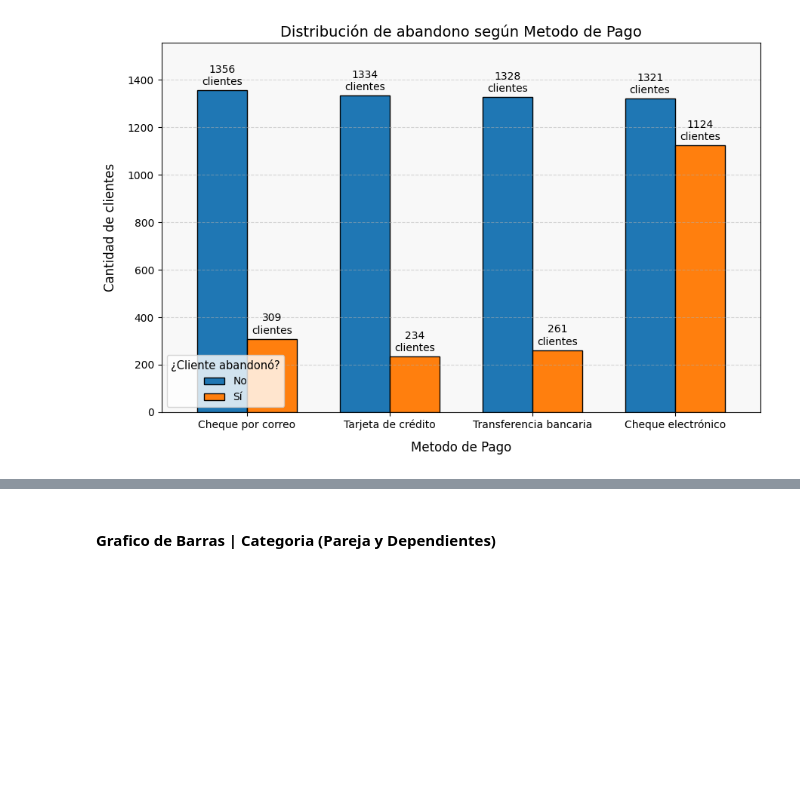
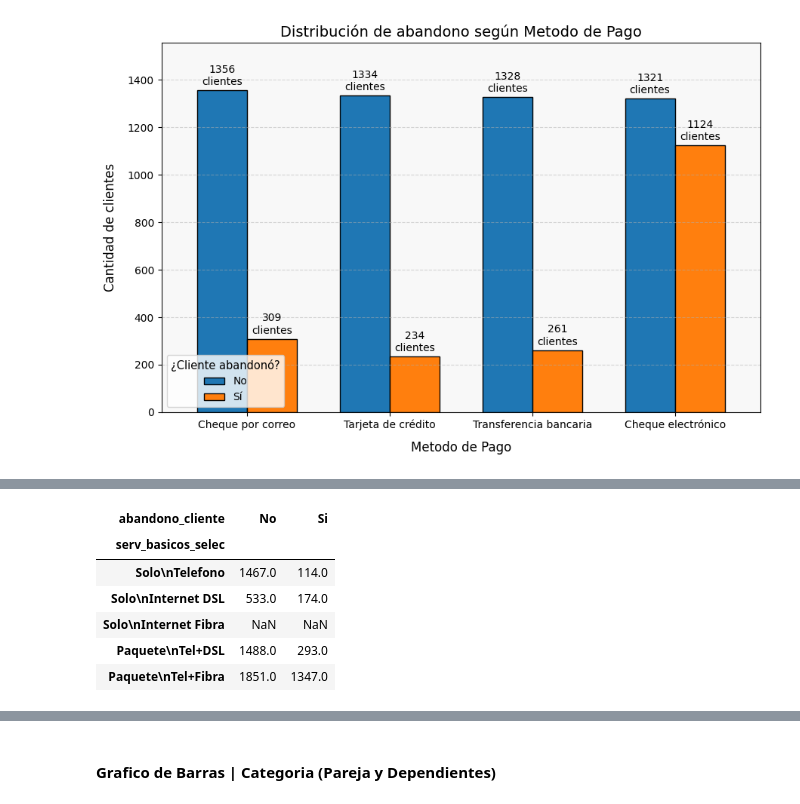
Before and after one commit to MigXDev/CS_Datos_I_DESAFIO_2, a Jupyter notebook: challenge2-data-science-LATAM-main/TelecomX_LATAM.ipynb, the cells around one changed output, grey strips where cells are left out. Saved outputs shown, nothing was run; the diff lists cells and outputs as text; code cells hidden in the pictures; blank space fills up the shorter version.

```diff
--- a/challenge2-data-science-LATAM-main/TelecomX_LATAM.ipynb
+++ b/challenge2-data-science-LATAM-main/TelecomX_LATAM.ipynb
@@ -1691,0 +1694,18 @@ plt.show()
+# %%
+def clasificar_combinacion_Servicios(fila):
+    if fila['servicio_telefono'] == 'No' and fila['servicio_internet'] == 'No':
+        return 'Sin servicios'
+    elif fila['servicio_telefono'] == 'No' and fila['servicio_internet'] == 'Fibra óptica':
+        return 'Solo\nInternet Fibra'
+    elif fila['servicio_telefono'] == 'No' and fila['servicio_internet'] == 'DSL':
+        return 'Solo\nInternet DSL'
+    elif fila['servicio_telefono'] == 'Si' and fila['servicio_internet'] == 'No':
+        return 'Solo\nTelefono'
+    elif fila['servicio_telefono'] == 'Si' and fila['servicio_internet'] == 'DSL':
+        return 'Paquete\nTel+DSL'
+    elif fila['servicio_telefono'] == 'Si' and fila['servicio_internet'] == 'Fibra óptica':
+        return 'Paquete\nTel+Fibra'
+    else:
+        return 'Otro caso no contemplado'  # Captura cualquier combinación inesperada
+
+df_Datos_Traducidos['serv_basicos_selec'] = df_Datos_Traducidos.apply(clasificar_combinacion_Servicios, axis=1)
@@ -1691,0 +1797,10 @@ plt.show()
+# %%
+df_servicios_basicos.head()
+# %% [output]
+| abandono_cliente | No | Si |
+| serv_basicos_selec |  |  |
+| Solo\nTelefono | 1467.0 | 114.0 |
+| Solo\nInternet DSL | 533.0 | 174.0 |
+| Solo\nInternet Fibra | NaN | NaN |
+| Paquete\nTel+DSL | 1488.0 | 293.0 |
+| Paquete\nTel+Fibra | 1851.0 | 1347.0 |
```
Also changed, not shown: parts of 27 cells of this notebook.
